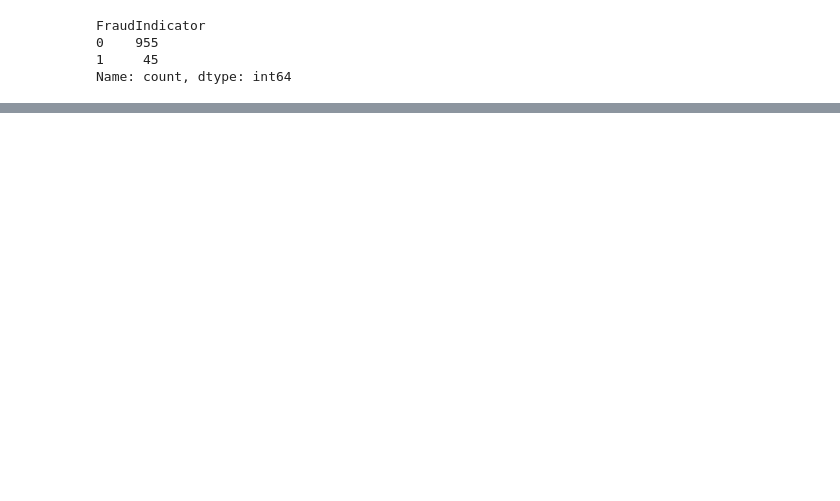
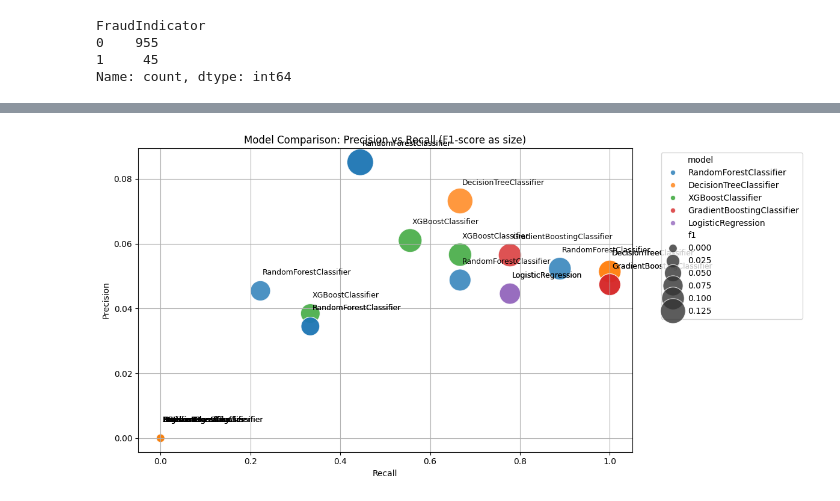
Before and after one commit to Basant19/fraud_detection, a Jupyter notebook: notebook/experiment_fraud_detection.ipynb, the cells around one changed output, grey strips where cells are left out. Drawn from its saved outputs; the diff is of its cells as text; code cells hidden in the pictures; blank space fills up the shorter version.

```diff
--- a/notebook/experiment_fraud_detection.ipynb
+++ b/notebook/experiment_fraud_detection.ipynb
@@ -33,0 +40,3 @@ RANDOM_STATE = int(os.environ.get("RANDOM_STATE"))
+# %%
+res=MLFLOW_LOCAL_URI.strip()
+print (res)
@@ -696,0 +901,10 @@ with mlflow.start_run(run_name="summary_save"):
+# %%
+# -------------------------
+# Resampling methods
+# -------------------------
+resampling_methods = {
+    "baseline": None,
+    "smote": SMOTE(random_state=RANDOM_STATE),
+    "tomek": TomekLinks(),
+    "smote_tomek": SMOTETomek(random_state=RANDOM_STATE)
+}
@@ -696,0 +975,4 @@ with mlflow.start_run(run_name="summary_save"):
+# %%
+# Experiment containers
+all_results = []
+pipeline_store = {}
@@ -696,0 +1258,67 @@ with mlflow.start_run(run_name="summary_save"):
+# %%
+import pandas as pd
+import matplotlib.pyplot as plt
+import seaborn as sns
+import os
+
+# --------------------------
+# Load CSV
+# --------------------------
+summary_path = r"D:\fraud_detection\notebook\no_optuna_all_model_summary_smote,tomek,smote+tomek.csv"
+df = pd.read_csv(summary_path)
+
+# --------------------------
+# Rank models by F1-score
+# --------------------------
+df_ranked = df.sort_values(by='f1', ascending=False).reset_index(drop=True)
+print("📊 Models ranked by F1-score:")
+display(df_ranked[['model_id','model','method','f1','recall','precision']])
+
+# --------------------------
+# Scatter plot: Precision vs Recall with F1 as size
+# --------------------------
+plt.figure(figsize=(12,6))
+sns.scatterplot(
+    data=df_ranked,
+    x='recall',
+    y='precision',
+    size='f1',
+    hue='model',
+    alpha=0.8,
+    sizes=(100, 1000)
+)
+
+# Annotate models
+for i, row in df_ranked.iterrows():
+    plt.text(row['recall']+0.005, row['precision']+0.005, row['model'], fontsize=9)
+
+plt.title("Model Comparison: Precision vs Recall (F1-score as size)")
+plt.xlabel("Recall")
+plt.ylabel("Precision")
+plt.legend(bbox_to_anchor=(1.05, 1), loc='upper left')
+plt.grid(True)
+plt.tight_layout()
+plt.show()
+
+# --------------------------
+# Horizontal bar plot of F1-scores
+# --------------------------
+plt.figure(figsize=(10, 6))
+sns.barplot(
+    data=df_ranked,
+    y='model_id',      # horizontal bars
+    x='f1',
+    hue='method',
+    dodge=False,
+    palette='viridis'
+)
+
+plt.xlabel("F1-Score")
+plt.ylabel("Model")
+plt.title("Model Ranking by F1-Score (Fraud Detection)")
+plt.xlim(0, df_ranked['f1'].max() * 1.1)
+plt.legend(title='Resampling Method', bbox_to_anchor=(1.05, 1), loc='upper left')
+plt.grid(axis='x', linestyle='--', alpha=0.7)
+plt.tight_layout()
+plt.show()
+# %% [output]
@@ -696,0 +1343 @@ with mlflow.start_run(run_name="summary_save"):
+[figure, added]
```
Also changed, not shown: parts of 48 cells of this notebook, 29 other files.
